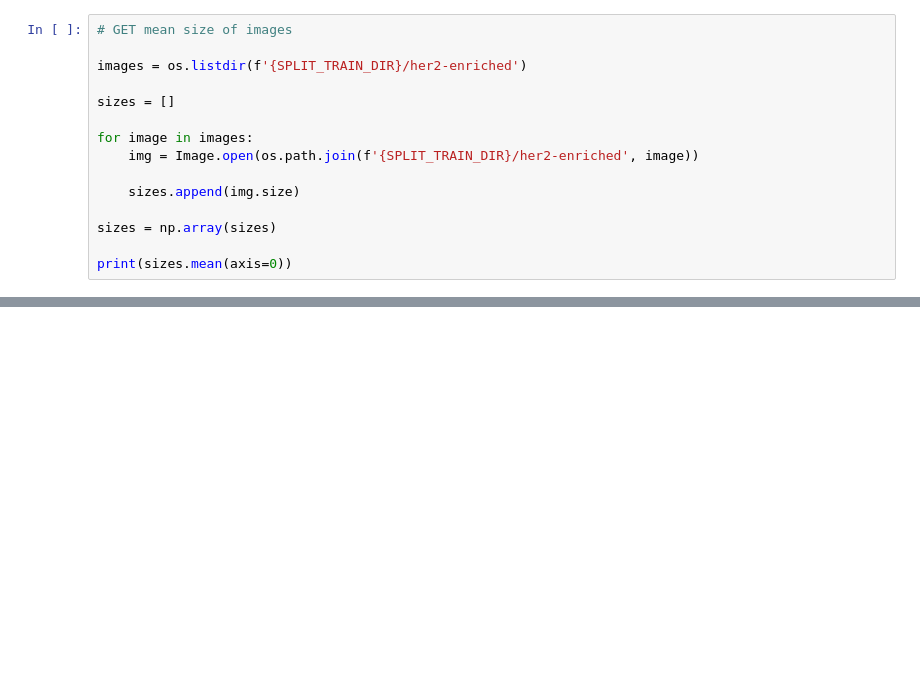
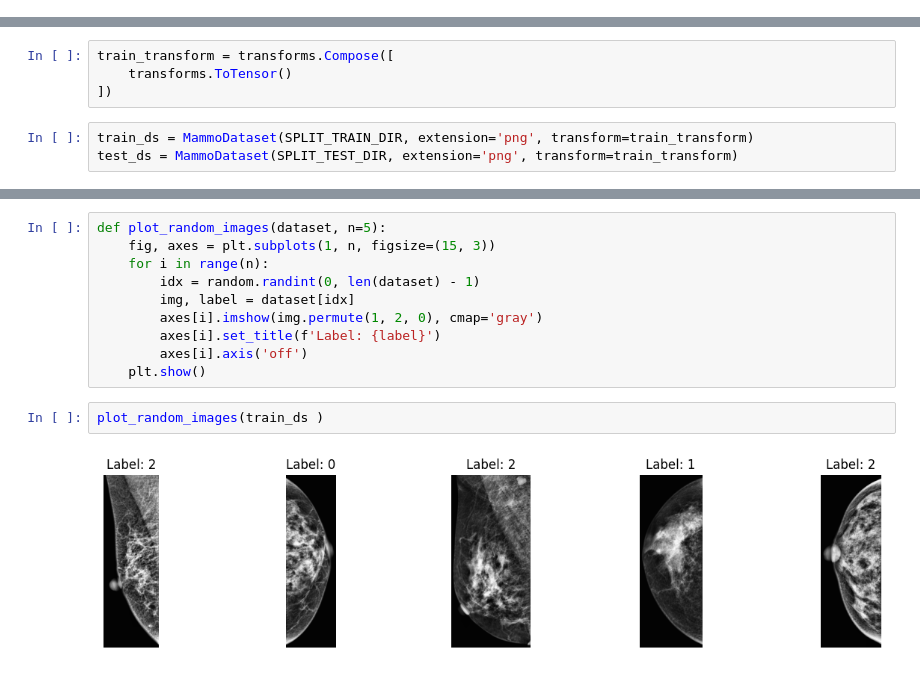
Before and after one commit to dacxjo/TFG, a Jupyter notebook: notebooks/[4]-Modeling.ipynb, the cells around one changed output, grey strips where cells are left out. Cells and saved outputs as stored; diff of their text form; blank space fills up the shorter version.

Commit message:
Custom Dataset

```diff
--- a/notebooks/[4]-Modeling.ipynb
+++ b/notebooks/[4]-Modeling.ipynb
@@ -20,15 +0,0 @@ from src.config import SPLIT_TRAIN_DIR, SPLIT_VAL_DIR, SPLIT_TEST_DIR
-# %%
-# GET mean size of images
-
-images = os.listdir(f'{SPLIT_TRAIN_DIR}/her2-enriched')
-
-sizes = []
-
-for image in images:
-    img = Image.open(os.path.join(f'{SPLIT_TRAIN_DIR}/her2-enriched', image))
-
-    sizes.append(img.size)
-
-sizes = np.array(sizes)
-
-print(sizes.mean(axis=0))
@@ -279,0 +15,7 @@ plt.show()
+# %%
+train_transform = transforms.Compose([
+    transforms.ToTensor()
+])
+# %%
+train_ds = MammoDataset(SPLIT_TRAIN_DIR, extension='png', transform=train_transform)
+test_ds = MammoDataset(SPLIT_TEST_DIR, extension='png', transform=train_transform)
@@ -279,0 +39,14 @@ plt.show()
+# %%
+def plot_random_images(dataset, n=5):
+    fig, axes = plt.subplots(1, n, figsize=(15, 3))
+    for i in range(n):
+        idx = random.randint(0, len(dataset) - 1)
+        img, label = dataset[idx]
+        axes[i].imshow(img.permute(1, 2, 0), cmap='gray')
+        axes[i].set_title(f'Label: {label}')
+        axes[i].axis('off')
+    plt.show()
+# %%
+plot_random_images(train_ds )
+# %% [output]
+[figure, added]
```
Also changed, not shown: parts of 20 cells of this notebook, 6 other files.
